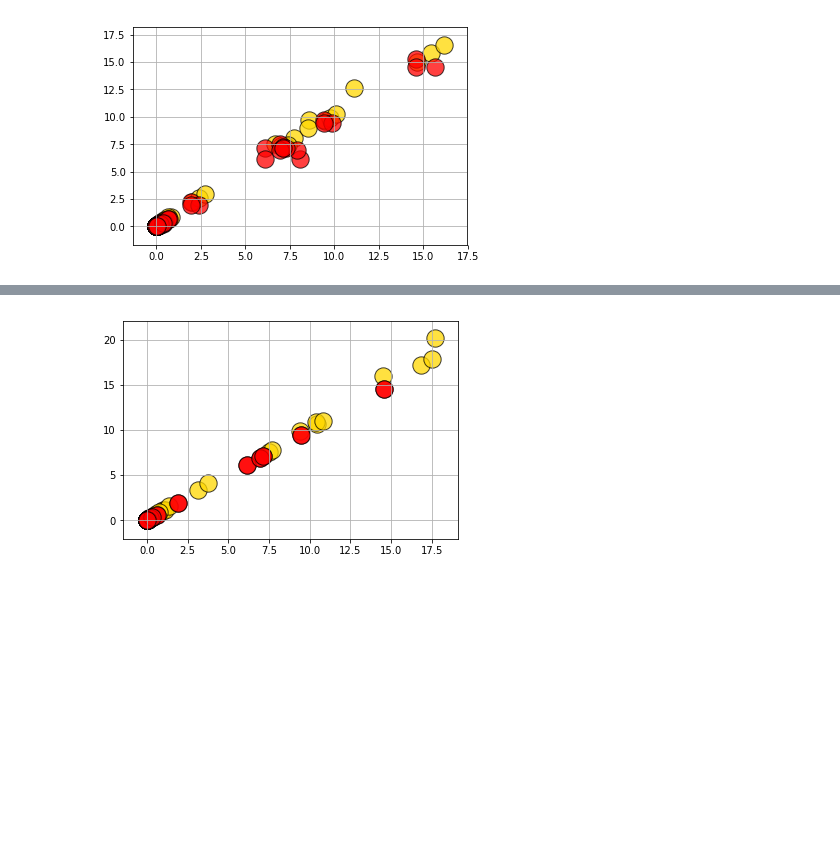
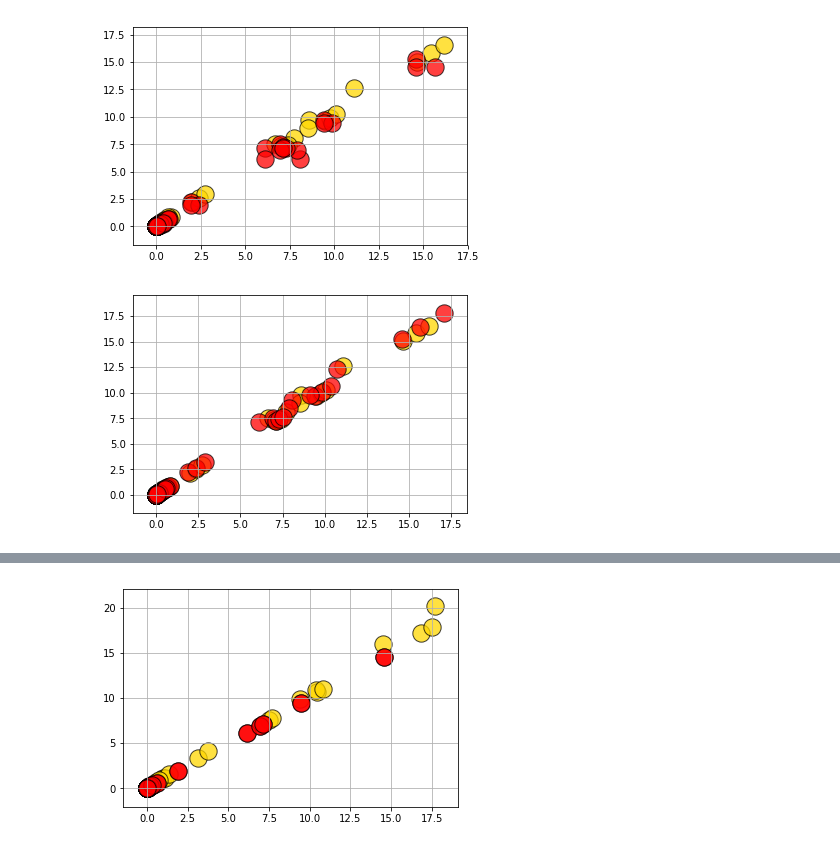
Before and after one commit to hkd8/Final-Project, a Jupyter notebook: 1970to1980 Predictions.ipynb, the cells around one changed output, grey strips where cells are left out. Drawn from its saved outputs; the diff is of its cells as text; code cells hidden in the pictures; blank space fills up the shorter version.

Commit message:
Decision trees, exporting images

```diff
--- a/1970to1980 Predictions.ipynb
+++ b/1970to1980 Predictions.ipynb
@@ -593,0 +917,29 @@ TypeError: '<=' not supported between instances of 'int' and 'str'
+# %%
+merge_test1_1970to1988 = pd.merge(clean_summary_1971_1970to1988slope, clean_summary_1972_1970to1988slope, left_index=True, right_index=True)
+merge_test2_1970to1988 = pd.merge(merge_test1_1970to1988, clean_summary_1973_1970to1988slope, left_index=True, right_index=True)
+merge_test2_1970to1988 = merge_test2.rename(columns={'Actual_x':'1971Actual', 'Predict_x': '1971Predict', 'Actual_y':'1972Actual',"Predict_y":"1972Predict","Actual":"1973Actual","Predict":"1973Predict"})
+merge_test3_1970to1988 = pd.merge(merge_test2_1970to1988, clean_summary_1974_1970to1988slope, left_index=True, right_index=True)
+merge_test3_1970to1988 = merge_test3_1970to1988.rename(columns={"Actual":"1974Actual","Predict":"1974Predict"})
+#merge_test3 = df.drop(["Pct Difference_x", "Year_x", "Year_y", "Pct Difference_x",], index=None, columns=None, level=None, inplace=False, errors='raise')
+merge_test3_1970to1988 = merge_test3_1970to1988.drop(['Pct Difference_x','Pct Difference_y'], axis=1)
+merge_test4_1970to1988 = pd.merge(merge_test3_1970to1988, clean_summary_1975_1970to1988slope, left_index=True, right_index=True)
+merge_test4_1970to1988 = merge_test4_1970to1988.rename(columns={"Actual":"1975Actual","Predict":"1975Predict"})
+merge_test4_1970to1988 = merge_test4_1970to1988.drop(['Pct Difference'], axis=1)
+merge_test5_1970to1988 = pd.merge(merge_test4_1970to1988, clean_summary_1976_1970to1988slope, left_index=True, right_index=True)
+merge_test5_1970to1988 = merge_test5_1970to1988.rename(columns={"Actual":"1976Actual","Predict":"1976Predict"})
+merge_test5_1970to1988 = merge_test5_1970to1988.drop(['Pct Difference'], axis=1)
+merge_test6_1970to1988 = pd.merge(merge_test5_1970to1988, clean_summary_1977_1970to1988slope, left_index=True, right_index=True)
+merge_test6_1970to1988 = merge_test6_1970to1988.rename(columns={"Actual":"1977Actual","Predict":"1977Predict"})
+merge_test6_1970to1988 = merge_test6_1970to1988.drop(['Pct Difference'], axis=1)
+merge_test7_1970to1988 = pd.merge(merge_test6_1970to1988, clean_summary_1978_1970to1988slope, left_index=True, right_index=True)
+merge_test7_1970to1988 = merge_test7_1970to1988.rename(columns={"Actual":"1978Actual","Predict":"1978Predict"})
+merge_test7_1970to1988 = merge_test7_1970to1988.drop(['Pct Difference'], axis=1)
+merge_test8_1970to1988 = pd.merge(merge_test7_1970to1988, clean_summary_1979_1970to1988slope, left_index=True, right_index=True)
+merge_test8_1970to1988 = merge_test8_1970to1988.rename(columns={"Actual":"1979Actual","Predict":"1979Predict"})
+merge_test8_1970to1988 = merge_test8_1970to1988.drop(['Pct Difference'], axis=1)
+merge_final_1970to1988 = pd.merge(merge_test8_1970to1988, clean_summary_1980_1970to1988slope, left_index=True, right_index=True)
+merge_final_1970to1988 = merge_final_1970to1988.rename(columns={"Actual":"1980Actual","Predict":"1980Predict"})
+merge_final_1970to1988 = merge_final_1970to1988.drop(['Pct Difference'], axis=1)
+merge_final_no1000_1970to1988 = merge_final_1970to1988.drop(['CH4','CH3Cl'])
+merge_final_no200_1970to1988 = merge_final_1970to1988.drop(['CH4','CH3Cl','CO2','N20'])
+merge_final_no50_1970to1988 = merge_final_no200_1970to1988.drop(['CFC12','CFC11','CCl4','CF4','CH3CCl3','HCFC22'])
@@ -604,2 +986,13 @@ plt.grid()
 # %% [output]
 [figure]
+# %%
+plt.scatter(merge_final_no50_1970to1988['1971Actual'], merge_final_no50_1970to1988['1972Actual'], s=300, color = ['gold'], edgecolor = 'black', alpha = .75)
+plt.scatter(merge_final_no50_1970to1988['1973Actual'], merge_final_no50_1970to1988['1974Actual'], s=300, color = ['gold'], edgecolor = 'black', alpha = .75)
+plt.scatter(merge_final_no50_1970to1988['1975Actual'], merge_final_no50_1970to1988['1976Actual'], s=300, color = ['gold'], edgecolor = 'black', alpha = .75)
+plt.scatter(merge_final_no50_1970to1988['1971Predict'], merge_final_no50_1970to1988['1972Predict'], s=300, color = ['red'], edgecolor = 'black', alpha = .75)
+plt.scatter(merge_final_no50_1970to1988['1973Predict'], merge_final_no50_1970to1988['1974Predict'], s=300, color = ['red'], edgecolor = 'black', alpha = .75)
+plt.scatter(merge_final_no50_1970to1988['1975Predict'], merge_final_no50_1970to1988['1976Predict'], s=300, color = ['red'], edgecolor = 'black', alpha = .75)
+plt.grid()
+plt.savefig('1970to1988slope.png')
+# %% [output]
+[figure, added]
```
Also changed, not shown: parts of 11 cells of this notebook, 6 other files.
